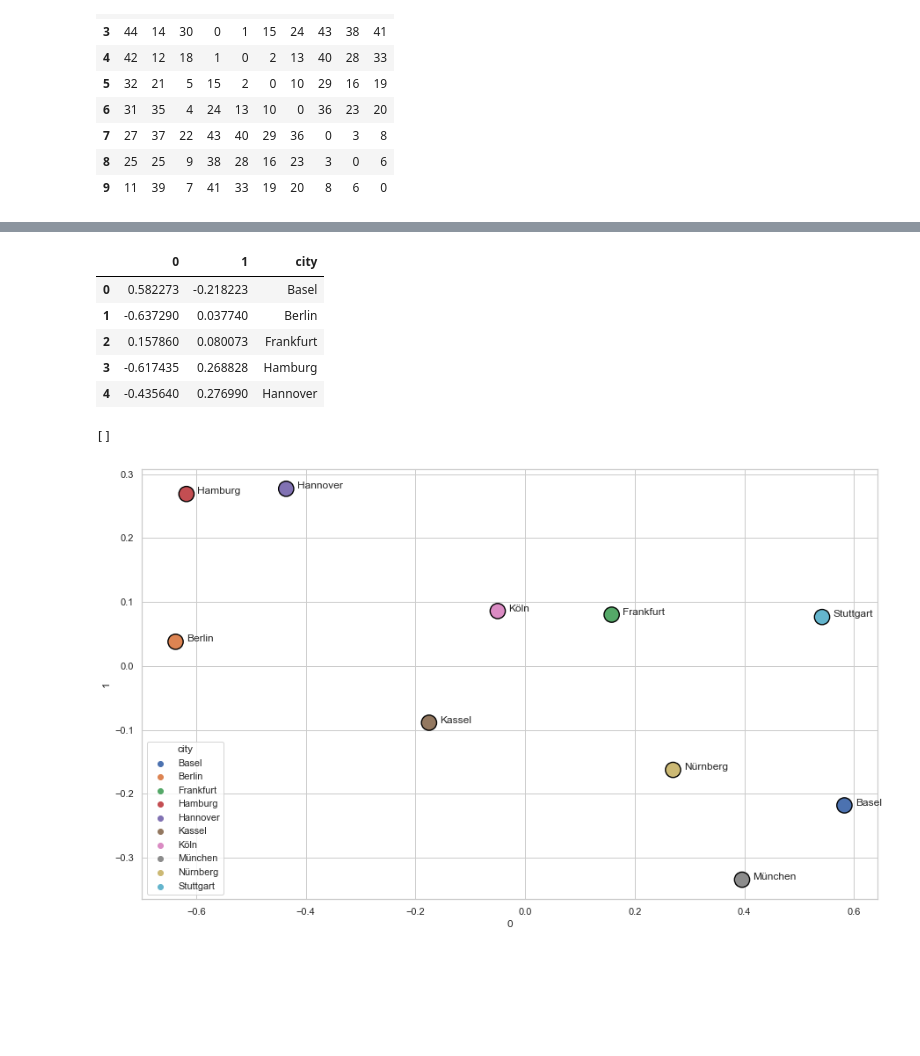
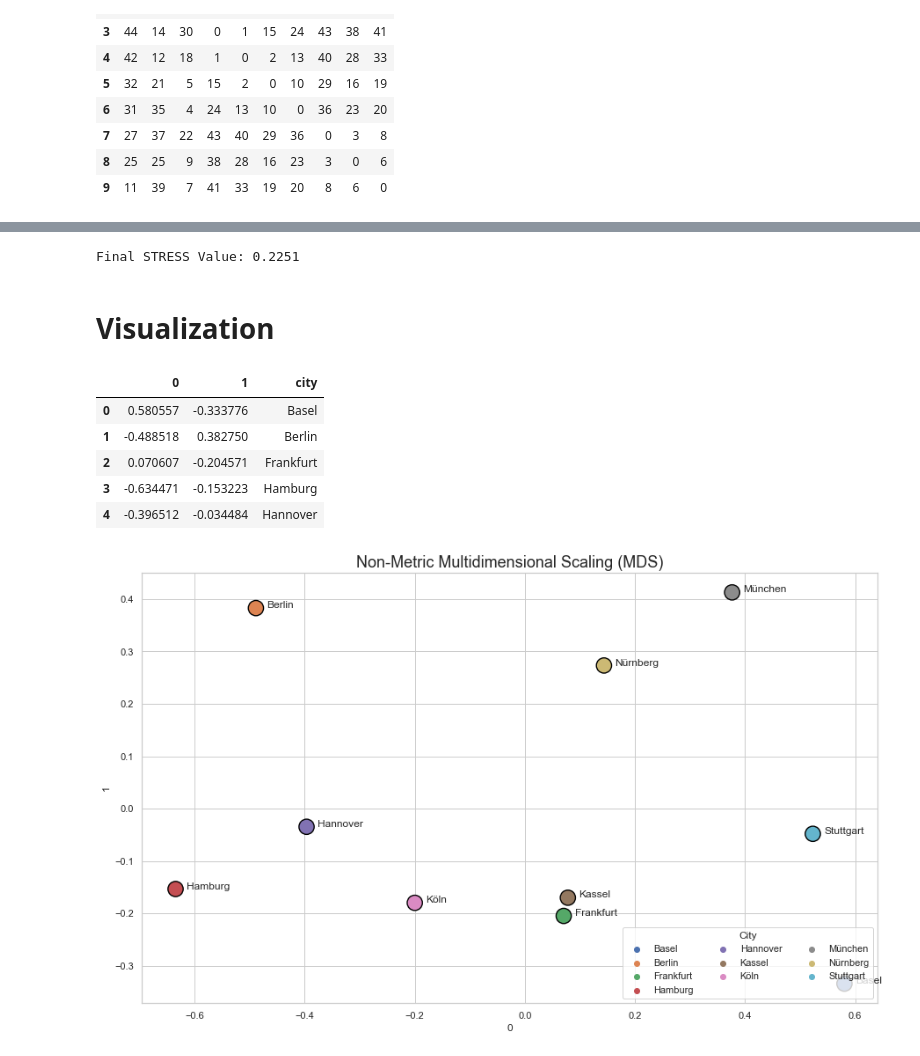
Before and after one commit to negralessio/multivariate-verfahren, a Jupyter notebook: U5/mds_notebook.ipynb, the cells around one changed output, grey strips where cells are left out. Saved outputs shown, nothing was run; the diff lists cells and outputs as text; code cells hidden in the pictures; blank space fills up the shorter version.

Commit message:
Refractoring, Commenting, Better Visualization

```diff
--- a/U5/mds_notebook.ipynb
+++ b/U5/mds_notebook.ipynb
@@ -20,8 +24,11 @@ df.head(20)
 | 8 | 25 | 25 | 9 | 38 | 28 | 16 | 23 | 3 | 0 | 6 |
 | 9 | 11 | 39 | 7 | 41 | 33 | 19 | 20 | 8 | 6 | 0 |
 # %%
-mds = MDS(n_components=2, metric=False, verbose=True)
+mds = MDS(n_components=2, metric=False, verbose=True, dissimilarity="precomputed")
+# Get 2D embedding
 scaled_data = mds.fit_transform(df)
+# Transform to Pandas Df
 scaled_data = pd.DataFrame(scaled_data)
+# Preview
 scaled_data.head(20)
 # %% [output]
@@ -66,22 +50,30 @@ array([[ 0.        , 84.61678321, 56.79788728, 91.35644476, 91.39474821,
+# %%
+# Get Stress Value
+print(f"Final STRESS Value: {mds.stress_:.4f}")
+# %% [output]
+Final STRESS Value: 0.2251
+# %% [markdown]
+# Visualization
 # %%
 scaled_data["city"] = ["Basel", "Berlin", "Frankfurt", "Hamburg", "Hannover", "Kassel", "Köln", "München", "Nürnberg", "Stuttgart"]
 scaled_data.head(5)
 # %% [output]
 |  | 0 | 1 | city |
-| 0 | 0.582273 | -0.218223 | Basel |
-| 1 | -0.637290 | 0.037740 | Berlin |
-| 2 | 0.157860 | 0.080073 | Frankfurt |
-| 3 | -0.617435 | 0.268828 | Hamburg |
-| 4 | -0.435640 | 0.276990 | Hannover |
+| 0 | 0.580557 | -0.333776 | Basel |
+| 1 | -0.488518 | 0.382750 | Berlin |
+| 2 | 0.070607 | -0.204571 | Frankfurt |
+| 3 | -0.634471 | -0.153223 | Hamburg |
+| 4 | -0.396512 | -0.034484 | Hannover |
 # %%
 plt.figure(figsize=(15, 9))
+plt.title("Non-Metric Multidimensional Scaling (MDS)", size=18)
 sns.scatterplot(x = scaled_data[0], y = scaled_data[1], hue = scaled_data["city"], s=300, edgecolor="black")
 for i in range(len(scaled_data)):
     x_pos = scaled_data.iloc[i, 0]
     y_pos = scaled_data.iloc[i, 1]
     offset = 0.02
     plt.annotate(s=scaled_data.loc[i, "city"], xy = (x_pos + offset, y_pos))
-plt.plot()
+plt.legend(ncol=3, loc="lower right", title = "City")
+plt.show()
 # %% [output]
-[]
-[figure, old version]
+[figure, new version]
```
Also changed, not shown: parts of 4 cells of this notebook.
